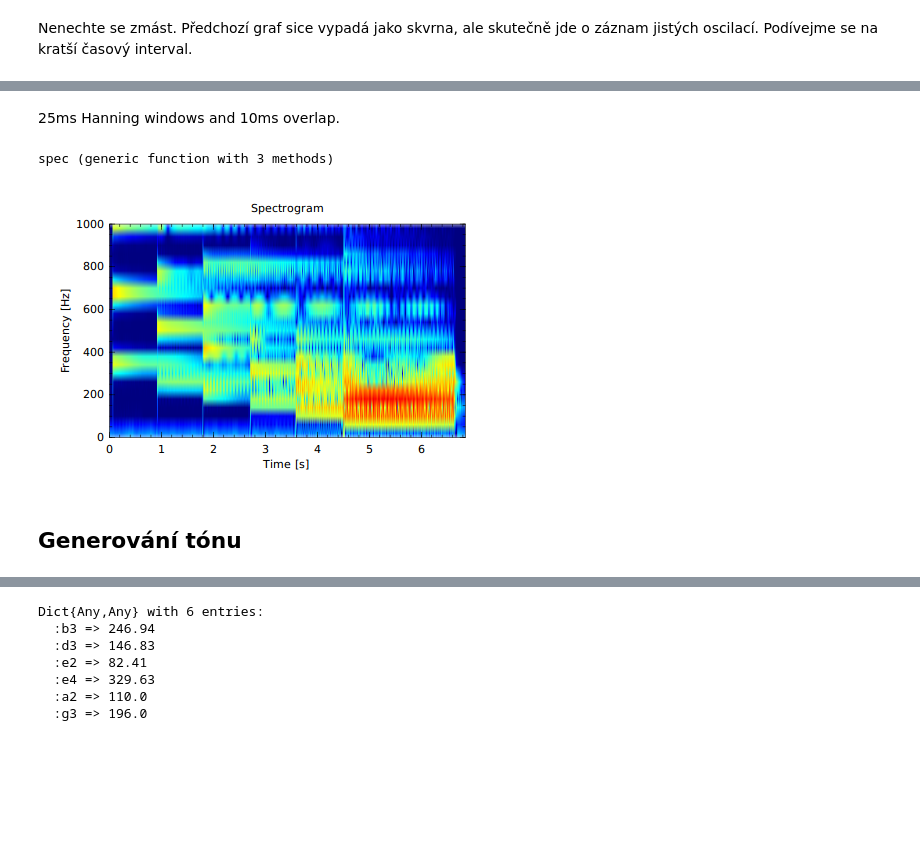
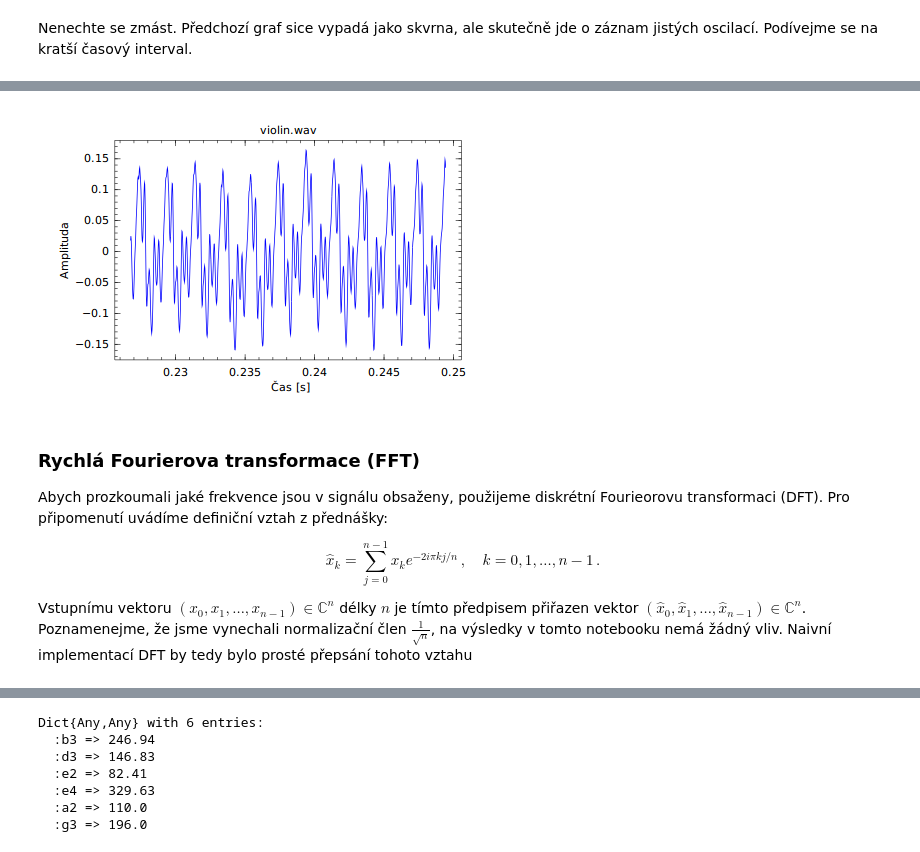
Before and after one commit to kalvotom/julia-examples, a Jupyter notebook: spectrum/spectrum.ipynb, the cells around one changed output, grey strips where cells are left out. Cells and saved outputs as stored; diff of their text form; code cells hidden in the pictures; blank space fills up the shorter version.

```diff
--- a/spectrum/spectrum.ipynb
+++ b/spectrum/spectrum.ipynb
@@ -127,10 +57,0 @@ Naše FFT vs. FFTW 2.5066827106456913e-5
-# %%
-kstart = 4
-klen = 5
-telapsed = Array(Float64,(klen,4))
-for k in kstart:kstart+klen-1
-    println(k)
-    data = rand(2^k)
-    telapsed[k-kstart+1,:] = [2^k,@elapsed(naiveFFT(data)), @elapsed(myFFT(data)), @elapsed(fft(data))]
-end
-println("Done!")
@@ -176,41 +58,17 @@ title("Hanning window")
-# %% [markdown]
- 25ms Hanning windows and 10ms overlap.
-# %%
-function spec(data::Vector{Float64}, freq::Real, wlen::Float64=0.025, overlap::Float64=0.01; maxfreq=pi*freq, logscale=true)
-    # délka záznamu (počet vzorků
-    n = length(data)
-    # délka okénka (počet vzorků)
-    wn = round(Int64, wlen*freq)
-    # základní frekvence
-    bfreq = freq/wn
-    # délka překryvu (počet vzorků)
-    overlapn = round(Int64, overlap*freq)
-    # předpočítání Hanningovy funkce
-    hanw = hanning(wn)
-    # pole kam budeme zapisovat výsledky
-    spectrum = Array(Complex64, (wn,0))
-    # průběžný index
-    k = 0
-    while k + wn < n
-        # aplikace Hanningovy funkce
-        spectrum = hcat(spectrum, fft(data[k+1:k+wn] .* hanw))
-        k += wn - overlapn
-    end
-    if logscale
-        imgdata = map(x -> log(1+abs(x)^2), spectrum)
-    else
-        imgdata = map(x -> abs(x)^2, spectrum)
-    end
-    imagesc((0,n/freq), (maxfreq,0), imgdata[1:floor(Int64,maxfreq/bfreq),:])
-    ylabel("Frequency [Hz]")
-    xlabel("Time [s]")
-    title("Spectrogram")
-end
-# %% [output]
-spec (generic function with 3 methods)
-# %%
-spec(y[:,1], fs, maxfreq=1000)
-# %% [output]
-[figure, removed]
-# %% [markdown]
-## Generování tónu
+# %%
+indmin = 10000
+indmax = 11000
+plot(Float64[k*1/fs for k = indmin:indmax], y[indmin:indmax], "b")
+xlabel("Čas [s]")
+ylabel("Amplituda")
+title("violin.wav")
+# %% [output]
+[figure, added]
+# %% [markdown]
+### Rychlá Fourierova transformace (FFT)
+
+Abych prozkoumali jaké frekvence jsou v signálu obsaženy, použijeme diskrétní Fourieorovu transformaci (DFT). Pro připomenutí uvádíme definiční vztah z přednášky:
+
+$$ \hat x_k = \sum_{j=0}^{n-1} x_k e^{-2i\pi kj/n}\,, \quad k = 0,1,\ldots,n-1\,. $$
+
+Vstupnímu vektoru $(x_0,x_1,\ldots,x_{n-1}) \in \mathbb{C}^n$ délky $n$ je tímto předpisem přiřazen vektor $(\hat x_0, \hat x_1,\ldots,\hat x_{n-1})\in\mathbb{C}^n$. Poznamenejme, že jsme vynechali normalizační člen $\frac{1}{\sqrt{n}}$, na výsledky v tomto notebooku nemá žádný vliv. Naivní implementací DFT by tedy bylo prosté přepsání tohoto vztahu
```
Also changed, not shown: parts of 74 cells of this notebook.
